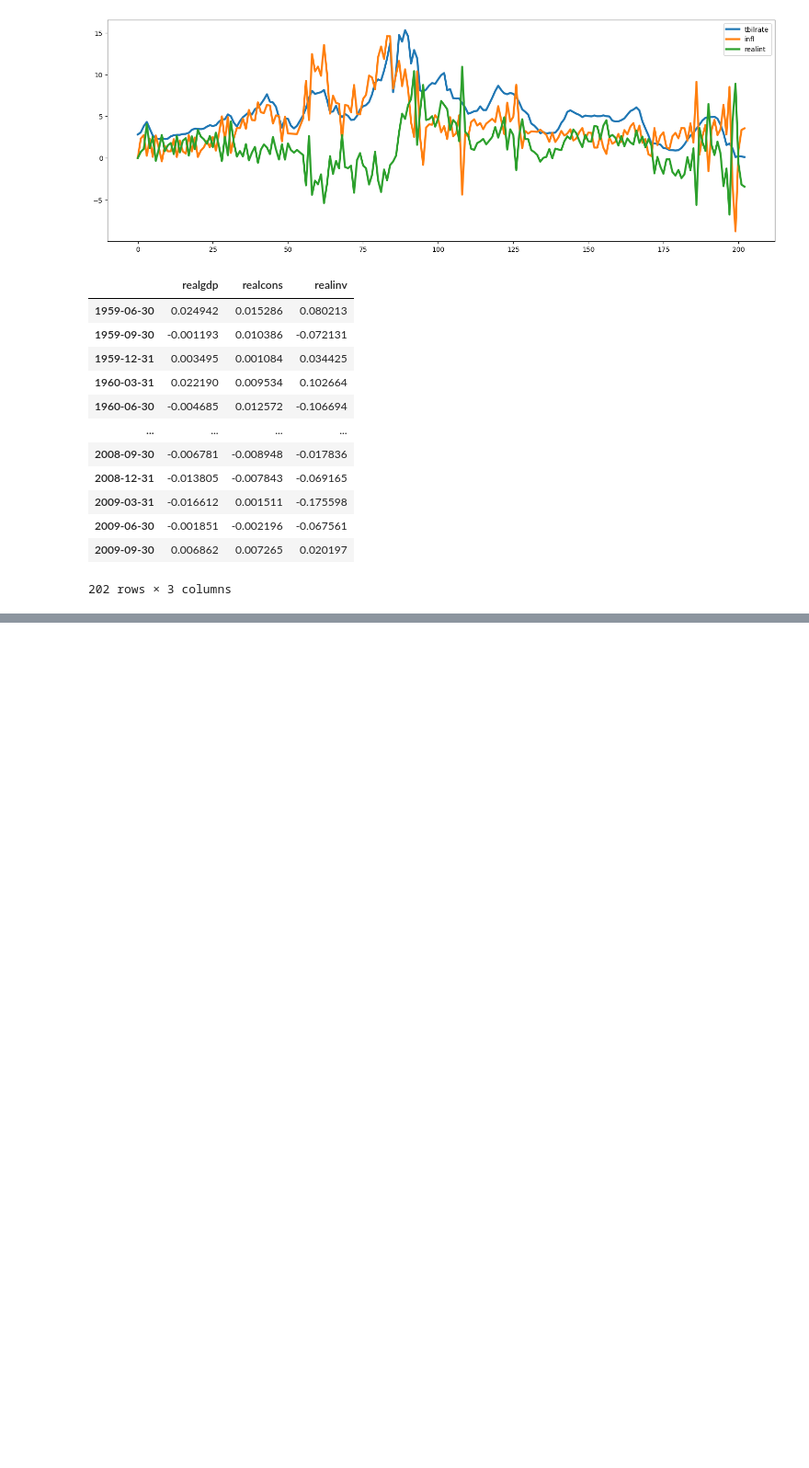
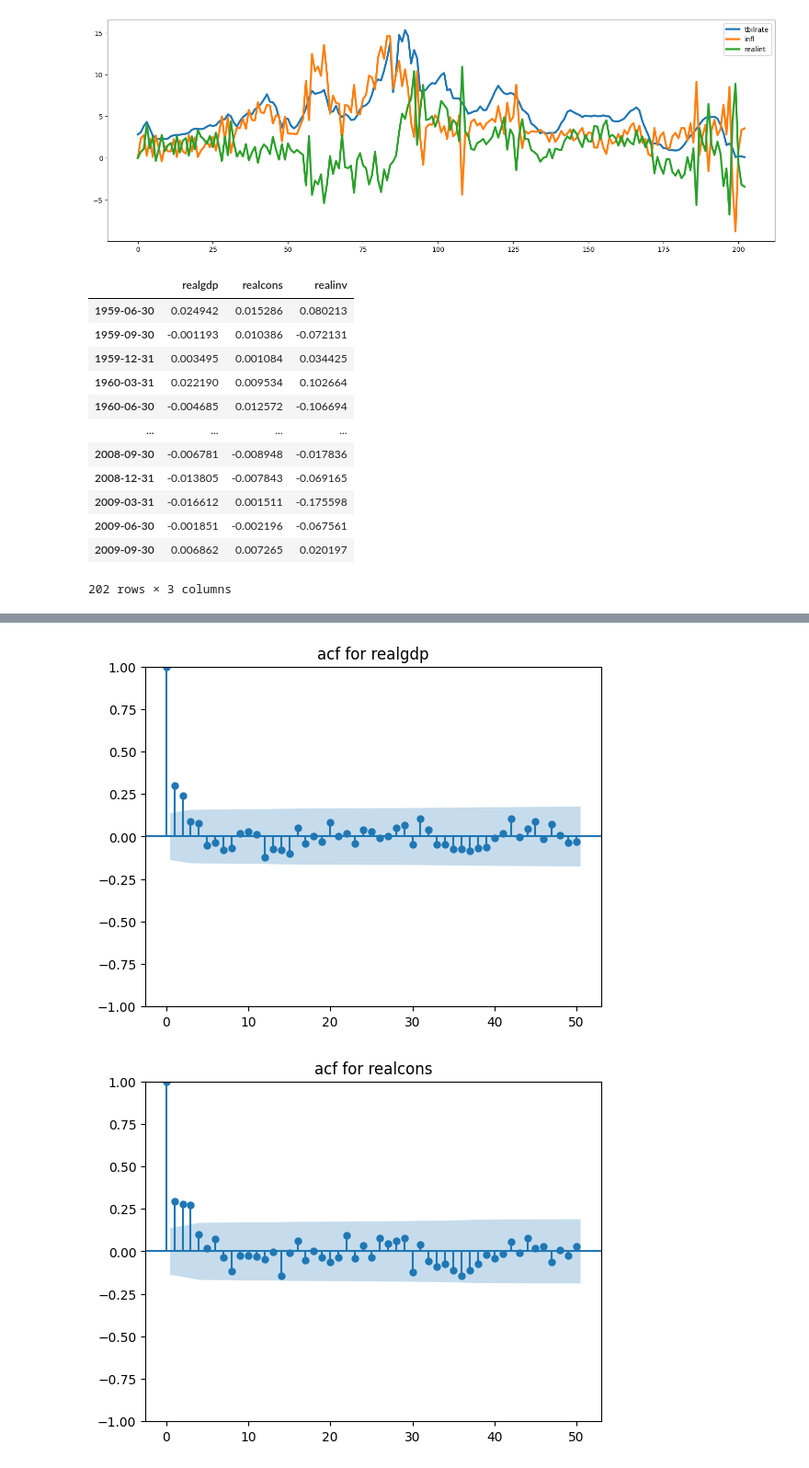
Before and after one commit to HyunsungRyu/AI_TimeSeries, a Jupyter notebook: market_pred.ipynb, the cells around one changed output, grey strips where cells are left out. Shown: that part at 92% size. Drawn from its saved outputs; the diff is of its cells as text; code cells hidden in the pictures; blank space fills up the shorter version.

```diff
--- a/market_pred.ipynb
+++ b/market_pred.ipynb
@@ -73,0 +87,9 @@ plt.show()
+# %%
+from statsmodels.graphics.tsaplots import plot_acf
+for i in data:
+    plot_acf(data[i], lags=50)
+    plt.title(f"acf for {i}")
+    plt.show()
+# %% [output]
+[figure, added]
+[figure, added]
```
Also changed, not shown: parts of 10 cells of this notebook.
